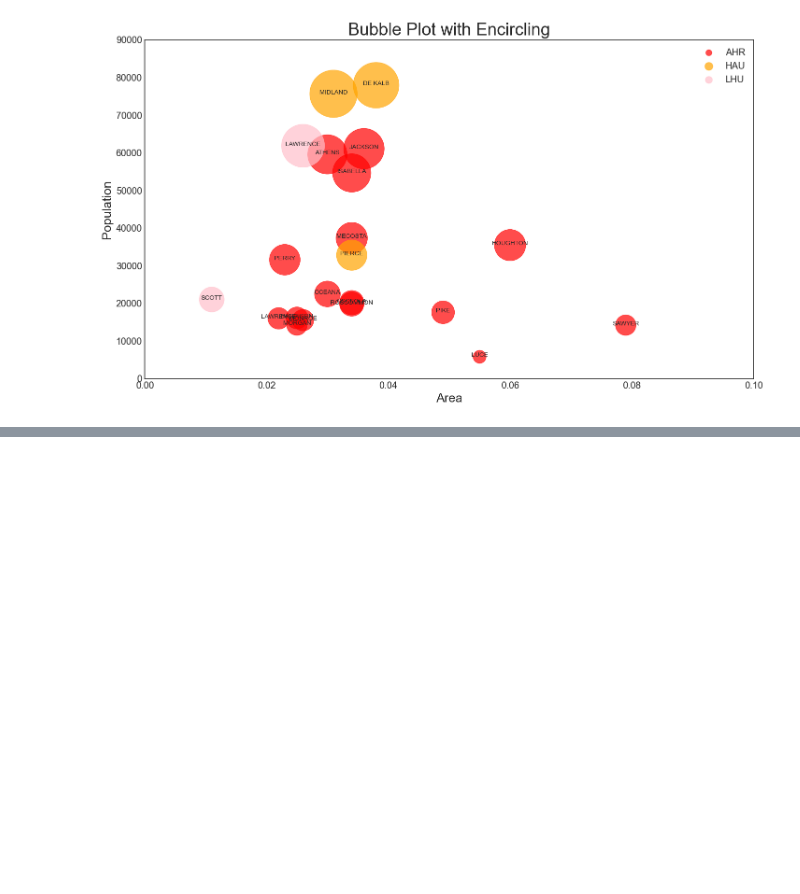
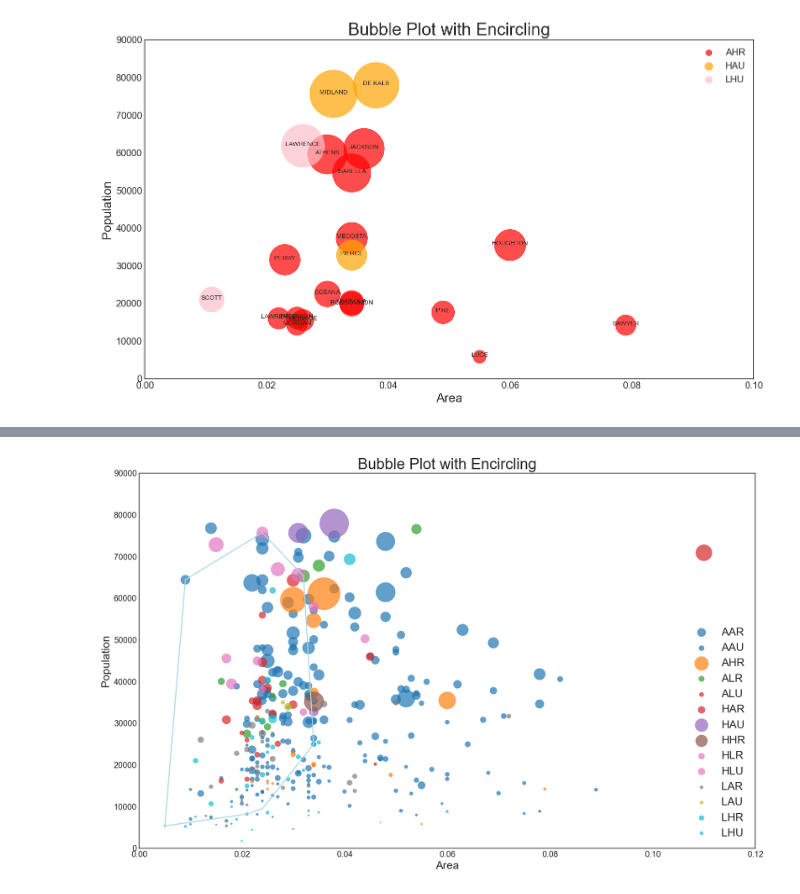
Before and after one commit to protea-ban/top-50-matplotlib-visualizations, a Jupyter notebook: 02_correlation_气泡图.ipynb, the cells around one changed output, grey strips where cells are left out. Saved outputs shown, nothing was run; the diff lists cells and outputs as text; code cells hidden in the pictures; blank space fills up the shorter version.

```diff
--- a/02_correlation_气泡图.ipynb
+++ b/02_correlation_气泡图.ipynb
@@ -193,0 +220,20 @@ plt.show()
+# %%
+# 定义绘制凸包的函数
+def encircle(x,y,ax=None,**kw):
+    '''
+    x,y:要框起来的点
+    ax：子图对象
+    **kw:用于调节多边形样式的参数
+    '''
+    # 获取现在的子图，如果没有则创建一个
+    if not ax:
+        ax = plt.gca()
+    # p是所有的点
+    p = np.c_[x,y]  # 类似zip，将两列数生成二维数组
+    hull = ConvexHull(p)    # ConvexHull参数是二维数组，返回凸包类型的对象
+    # hull.vertices是构成凸包点的索引
+    # 进行切片后，利用绘制多边形的类plt.Polygon将形成凸包的点连起来
+    # **kw是调节多边形样式的参数
+    poly = plt.Polygon(p[hull.vertices,:], **kw)
+    # 将生成的多边形作为一个补丁补充到图像上
+    ax.add_patch(poly)
@@ -193,0 +275,79 @@ plt.show()
+# %%
+from scipy.spatial import ConvexHull
+from matplotlib import patches
+
+plt.style.use('seaborn-whitegrid')
+sns.set_style("white")
+
+#预设图像的各种属性
+large = 22; med = 16; small = 12
+params = {'axes.titlesize': large, #子图上的标题字体大小
+          'legend.fontsize': med, #图例的字体大小
+          'figure.figsize': (16, 10), #图像的画布大小
+          'axes.labelsize': med, #标签的字体大小
+          'xtick.labelsize': med, #x轴上的标尺的字体大小
+          'ytick.labelsize': med, #y轴上的标尺的字体大小
+          'figure.titlesize': large} #整个画布的标题字体大小
+plt.rcParams.update(params) #设定各种各样的默认属性
+plt.style.use('seaborn-whitegrid') #设定整体风格
+sns.set_style("white") #设定整体背景风格
+
+%matplotlib inline
+
+#准备标签列表
+categories = np.unique(midwest['category'])
+colors = [plt.cm.tab10(i/float(len(categories)-1)) for i in range(len(categories))]
+
+#布置画布
+fig = plt.figure(figsize=(16, 10), dpi=120, facecolor='w', edgecolor='k')
+
+#循环绘图
+for i, category in enumerate(categories):
+    plt.scatter('area', 'poptotal', data=midwest.loc[midwest.category==category, :]
+                , s="popasian" #调整尺寸，让散点图成为气泡图
+                , c= np.array(colors[i]).reshape(1,-1)
+                , label=str(category)
+                , edgecolors= np.array(colors[i]).reshape(1,-1)
+                , alpha = 0.7
+                , linewidths=.5)
+
+# 绘制凸包
+# 定义函数
+def encircle(x, y, ax=None, **kw):
+    if not ax:
+        ax = plt.gca()
+    p = np.c_[x,y]
+    hull = ConvexHull(p)
+    poly = plt.Polygon(p[hull.vertices,:], **kw)
+    ax.add_patch(poly)
+
+# 定义需要被框起来的数据：所有在IN州中的城市
+midwest_encircle_data = midwest.loc[midwest.state=='IN', :]
+
+# 绘制, 金色的面
+# encircle(midwest_encircle_data.area
+#          , midwest_encircle_data.poptotal
+#          , ec='k'
+#          , fc='gold'
+#          , alpha=0.1
+#          )
+# 绘制，浅蓝色的线，透明的面
+encircle(midwest_encircle_data.area
+         , midwest_encircle_data.poptotal
+         , ec='lightblue'
+         , fc='none'
+         , linewidth=1.5 # 线宽
+         )
+
+plt.gca().set(xlim=(0.0, 0.12)
+              , ylim=(0, 90000)
+              , xlabel = 'Area'
+              , ylabel = 'Population'
+             )
+plt.xticks(fontsize=12)
+plt.yticks(fontsize=12)
+plt.title('Bubble Plot with Encircling', fontsize=22)
+plt.legend(markerscale=0.6)
+plt.show()
+# %% [output]
+[figure, added]
```
Also changed, not shown: parts of 8 cells of this notebook.
